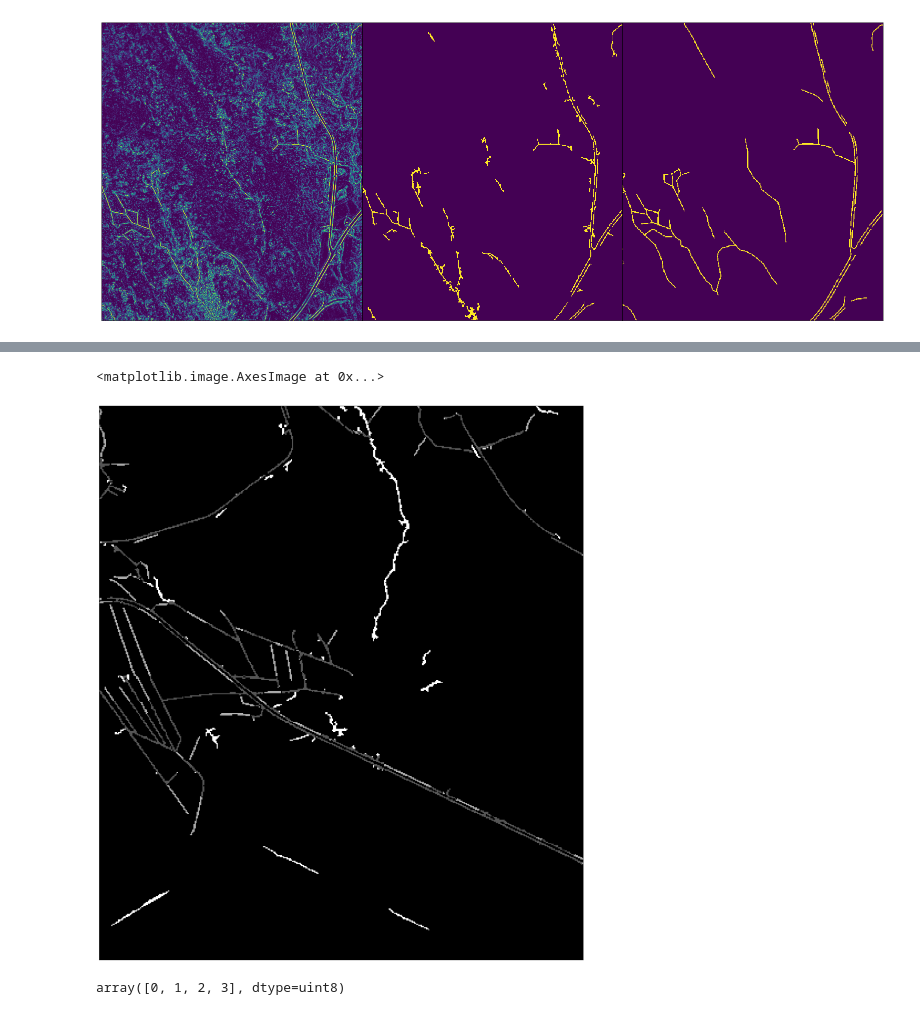
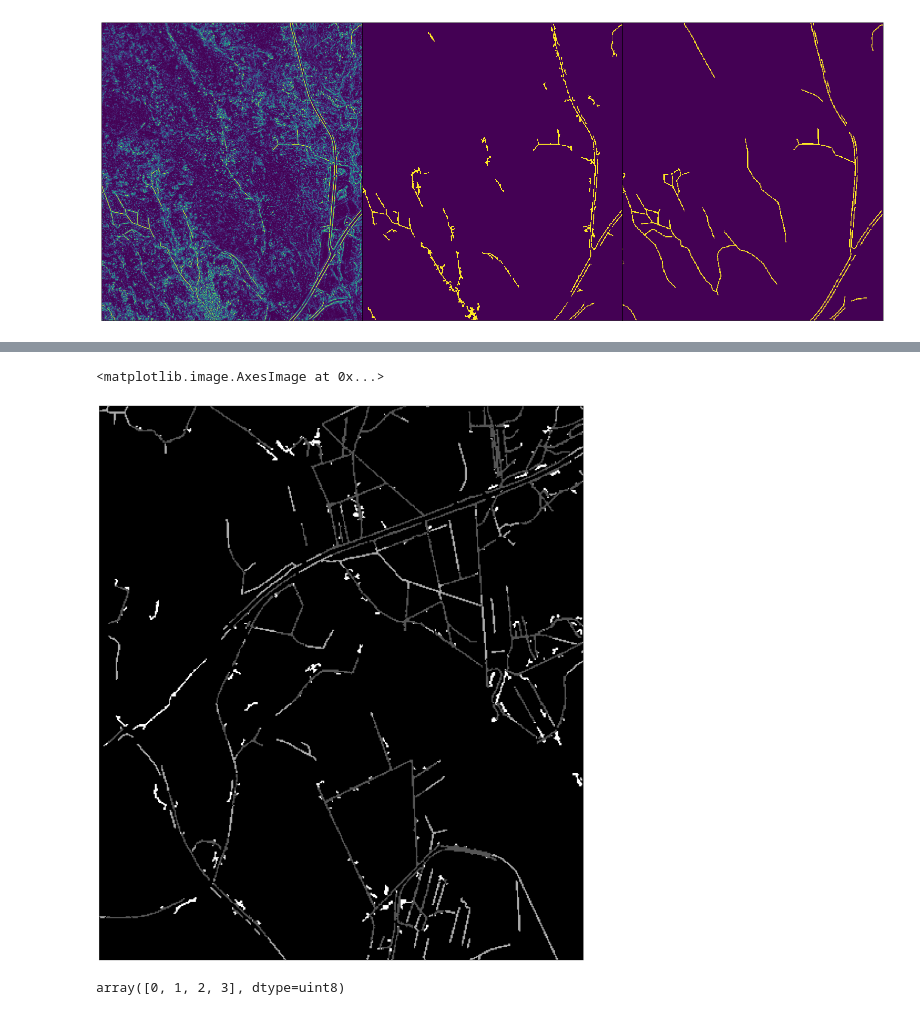
Before and after one commit to jonatan-flyckt/bachelors-thesis-playground, a Jupyter notebook: generate_tiff_from_predictions.ipynb, the cells around one changed output, grey strips where cells are left out. Cells and saved outputs as stored; diff of their text form; code cells hidden in the pictures.

```diff
--- a/generate_tiff_from_predictions.ipynb
+++ b/generate_tiff_from_predictions.ipynb
@@ -73,17 +73,17 @@ ax[0].imshow(np.array(Image.open("../Slutexperiment/zone_results_13.tif")), cmap
 # %%
 plt.figure(num=None, figsize=(30,40), facecolor='w', edgecolor='k')
 ax = [plt.subplot(1,1,i+1) for i in range(1)]
 for a in ax:
     a.set_xticklabels([])
     a.set_yticklabels([])
     a.tick_params(bottom=False, left=False)
 plt.subplots_adjust(wspace=0.01,hspace=0)
 
 
-ax[0].imshow(np.array(Image.open("../Slutexperiment/zone_results_new_labels_13.tif")), cmap="gray")
+ax[0].imshow(np.array(Image.open("../Slutexperiment/zone_results_new_labels_12.tif")), cmap="gray")
 # %% [output]
 <matplotlib.image.AxesImage at 0x...>
-[figure, old version]
+[figure, new version]
 # %%
 test = np.array(Image.open("../Slutexperiment/zone_results_new_labels_21.tif"))
 # %%
```
Also changed, not shown: parts of 1 cell of this notebook.
